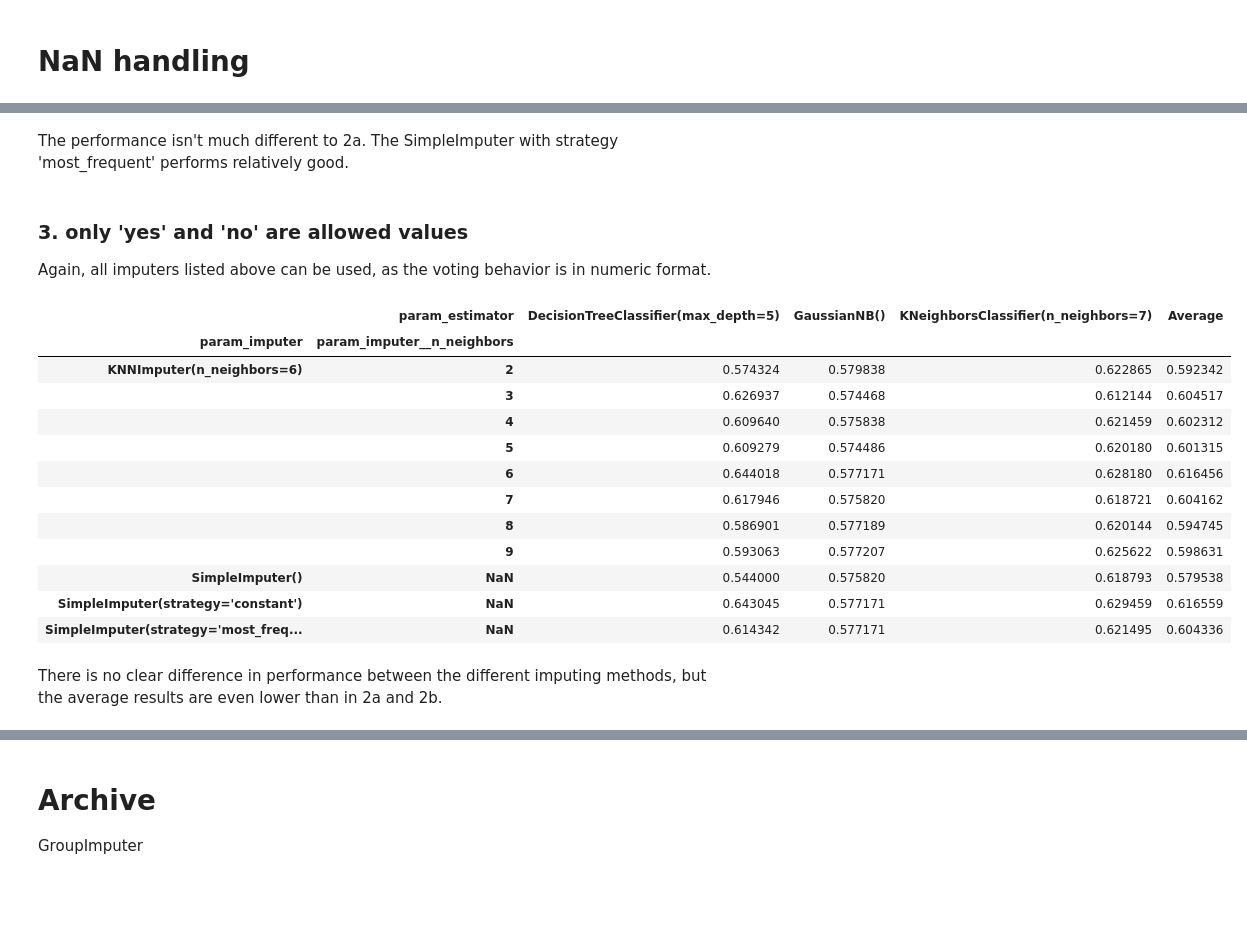
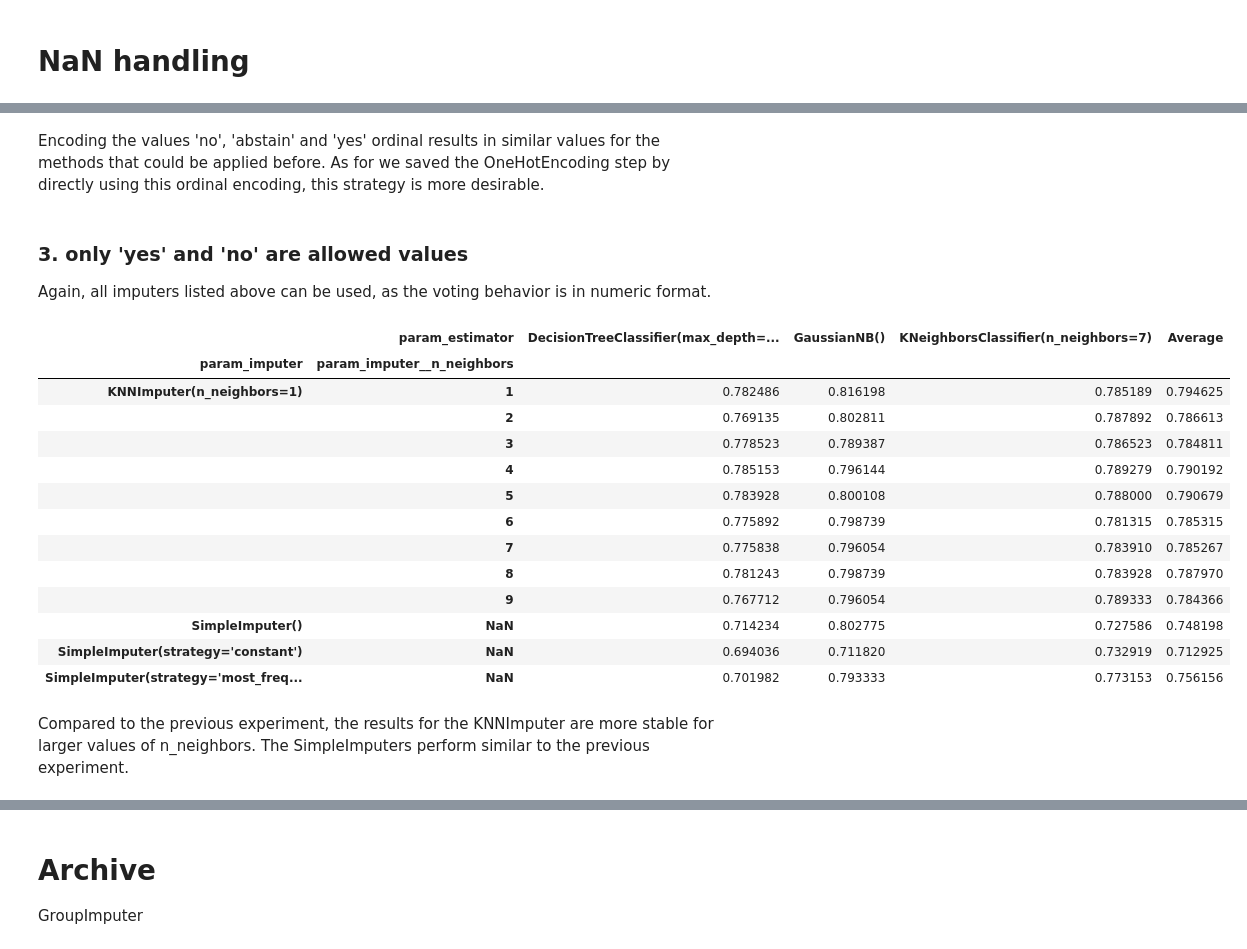
Before and after one commit to mograev/btvote, a Jupyter notebook: notebooks/1-imputing.ipynb, the cells around one changed output, grey strips where cells are left out. Drawn from its saved outputs; the diff is of its cells as text; code cells hidden in the pictures; blank space fills up the shorter version.

```diff
--- a/notebooks/1-imputing.ipynb
+++ b/notebooks/1-imputing.ipynb
@@ -20,6 +35,9 @@ btvote.head()
 btvote_data = btvote.drop('party', axis=1)
 btvote_target = btvote['party']
 
+# Create a 'data' part for the alternative dataset btvote_alt
+btvote_data_alt = btvote_alt.drop('party', axis=1)
+
 # Encode the target variable
 label_encoder = preprocessing.LabelEncoder()
 btvote_target = label_encoder.fit_transform(btvote_target)
@@ -78,0 +105,6 @@ We cannot encode the voting behavior into numeric format as there is no order be
+# %%
+# define parameter grid
+parameters = {
+    'imputer': [SimpleImputer(strategy='most_frequent'), SimpleImputer(strategy='constant'), KNNImputer(n_neighbors=1)],
+    'estimator': [KNeighborsClassifier(n_neighbors=7), DecisionTreeClassifier(max_depth=5, random_state=42), GaussianNB()],
+}
@@ -89,13 +219,14 @@ parameters = [
     }
 ]
 # %%
-btvote_data_1 = btvote_data.copy()
+# encode data
+btvote_data_2b = btvote_data.replace({'absence':np.nan, 'no':0, 'abstain':0.5, 'yes':1})
 
 # create the grid search instance
-grid_search_estimator = GridSearchCV(pipeline, parameters, scoring=f1, cv=stratified_10_fold_cv, error_score='raise')
+grid_search_estimator = GridSearchCV(ordinal_pipeline, ordinal_parameters, scoring=f1, cv=stratified_10_fold_cv, error_score='raise')
 
 # run the grid search
-grid_search_estimator.fit(btvote_data_1, btvote_target)
+grid_search_estimator.fit(btvote_data_2b, btvote_target)
 
 # results of all hyper-parameter combinations
 results = pd.DataFrame(grid_search_estimator.cv_results_)
@@ -104,6 +235,6 @@ results = pd.DataFrame(grid_search_estimator.cv_results_)
 results['param_imputer'] = results['param_imputer'].astype(str)
 results['param_estimator'] = results['param_estimator'].astype(str)
 pivoted_results = results.pivot(index=['param_imputer','param_imputer__n_neighbors'], columns='param_estimator', values='mean_test_score')
-pivoted_results['Average'] = pivoted_results[['DecisionTreeClassifier(max_depth=5)','GaussianNB()','KNeighborsClassifier(n_neighbors=7)']].mean(axis=1)
+pivoted_results['Average'] = pivoted_results[['DecisionTreeClassifier(max_depth=5, random_state=42)','GaussianNB()','KNeighborsClassifier(n_neighbors=7)']].mean(axis=1)
 display(pivoted_results)
 # %% [output]
@@ -130,18 +254,0 @@ The evaluation works the same as for the case before. We just convert all 'absen
-# %%
-btvote_data_2 = btvote_data.replace('absence', np.nan)
-
-# create the grid search instance
-grid_search_estimator = GridSearchCV(pipeline, parameters, scoring=f1, cv=stratified_10_fold_cv, error_score='raise')
-
-# run the grid search
-grid_search_estimator.fit(btvote_data_2, btvote_target)
-
-# results of all hyper-parameter combinations
-results = pd.DataFrame(grid_search_estimator.cv_results_)
-
-# pivot the results for better visualization
-results['param_imputer'] = results['param_imputer'].astype(str)
-results['param_estimator'] = results['param_estimator'].astype(str)
-pivoted_results = results.pivot(index=['param_imputer','param_imputer__n_neighbors'], columns='param_estimator', values='mean_test_score')
-pivoted_results['Average'] = pivoted_results[['DecisionTreeClassifier(max_depth=5)','GaussianNB()','KNeighborsClassifier(n_neighbors=7)']].mean(axis=1)
-display(pivoted_results)
@@ -221,42 +255,44 @@ display(pivoted_results)
-# %% [markdown]
-The performance isn't much different to 2a. The SimpleImputer with strategy 'most_frequent' performs relatively good.
+# %% [markdown]
+Encoding the values 'no', 'abstain' and 'yes' ordinal results in similar values for the methods that could be applied before. As for we saved the OneHotEncoding step by directly using this ordinal encoding, this strategy is more desirable.
 # %% [markdown]
 ### 3. only 'yes' and 'no' are allowed values
 
 Again, all imputers listed above can be used, as the voting behavior is in numeric format.
 # %%
-btvote_data_3 = btvote_data.replace(['absence','abstain'], np.nan)
+# encode data
+btvote_data_3 = btvote_data.replace({'absence':np.nan, 'abstain':np.nan, 'no':0, 'yes':1})
 
 # create the grid search instance
-grid_search_estimator = GridSearchCV(pipeline, parameters, scoring=f1, cv=stratified_10_fold_cv, error_score='raise')
+grid_search_estimator = GridSearchCV(ordinal_pipeline, ordinal_parameters, scoring=f1, cv=stratified_10_fold_cv, error_score='raise')
 
 # run the grid search
 grid_search_estimator.fit(btvote_data_3, btvote_target)
 
 # results of all hyper-parameter combinations
 results = pd.DataFrame(grid_search_estimator.cv_results_)
 
 # pivot the results for better visualization
 results['param_imputer'] = results['param_imputer'].astype(str)
 results['param_estimator'] = results['param_estimator'].astype(str)
 pivoted_results = results.pivot(index=['param_imputer','param_imputer__n_neighbors'], columns='param_estimator', values='mean_test_score')
-pivoted_results['Average'] = pivoted_results[['DecisionTreeClassifier(max_depth=5)','GaussianNB()','KNeighborsClassifier(n_neighbors=7)']].mean(axis=1)
+pivoted_results['Average'] = pivoted_results[['DecisionTreeClassifier(max_depth=5, random_state=42)','GaussianNB()','KNeighborsClassifier(n_neighbors=7)']].mean(axis=1)
 display(pivoted_results)
 # %% [output]
-|  | param_estimator | DecisionTreeClassifier(max_depth=5) | GaussianNB() | KNeighborsClassifier(n_neighbors=7) | Average |
+|  | param_estimator | DecisionTreeClassifier(max_depth=... | GaussianNB() | KNeighborsClassifier(n_neighbors=7) | Average |
 | param_imputer | param_imputer__n_neighbors |  |  |  |  |
-| KNNImputer(n_neighbors=6) | 2 | 0.574324 | 0.579838 | 0.622865 | 0.592342 |
-|  | 3 | 0.626937 | 0.574468 | 0.612144 | 0.604517 |
-|  | 4 | 0.609640 | 0.575838 | 0.621459 | 0.602312 |
-|  | 5 | 0.609279 | 0.574486 | 0.620180 | 0.601315 |
-|  | 6 | 0.644018 | 0.577171 | 0.628180 | 0.616456 |
-|  | 7 | 0.617946 | 0.575820 | 0.618721 | 0.604162 |
-|  | 8 | 0.586901 | 0.577189 | 0.620144 | 0.594745 |
-|  | 9 | 0.593063 | 0.577207 | 0.625622 | 0.598631 |
-| SimpleImputer() | NaN | 0.544000 | 0.575820 | 0.618793 | 0.579538 |
-| SimpleImputer(strategy='constant') | NaN | 0.643045 | 0.577171 | 0.629459 | 0.616559 |
-| SimpleImputer(strategy='most_freq... | NaN | 0.614342 | 0.577171 | 0.621495 | 0.604336 |
+| KNNImputer(n_neighbors=1) | 1 | 0.782486 | 0.816198 | 0.785189 | 0.794625 |
+|  | 2 | 0.769135 | 0.802811 | 0.787892 | 0.786613 |
+|  | 3 | 0.778523 | 0.789387 | 0.786523 | 0.784811 |
+|  | 4 | 0.785153 | 0.796144 | 0.789279 | 0.790192 |
+|  | 5 | 0.783928 | 0.800108 | 0.788000 | 0.790679 |
+|  | 6 | 0.775892 | 0.798739 | 0.781315 | 0.785315 |
+|  | 7 | 0.775838 | 0.796054 | 0.783910 | 0.785267 |
+|  | 8 | 0.781243 | 0.798739 | 0.783928 | 0.787970 |
+|  | 9 | 0.767712 | 0.796054 | 0.789333 | 0.784366 |
+| SimpleImputer() | NaN | 0.714234 | 0.802775 | 0.727586 | 0.748198 |
+| SimpleImputer(strategy='constant') | NaN | 0.694036 | 0.711820 | 0.732919 | 0.712925 |
+| SimpleImputer(strategy='most_freq... | NaN | 0.701982 | 0.793333 | 0.773153 | 0.756156 |
-# %% [markdown]
-There is no clear difference in performance between the different imputing methods, but the average results are even lower than in 2a and 2b.
+# %% [markdown]
+Compared to the previous experiment, the results for the KNNImputer are more stable for larger values of n_neighbors. The SimpleImputers perform similar to the previous experiment.
 # %% [markdown]
 # Conclusion
```
Also changed, not shown: parts of 29 cells of this notebook, 1 other file.
